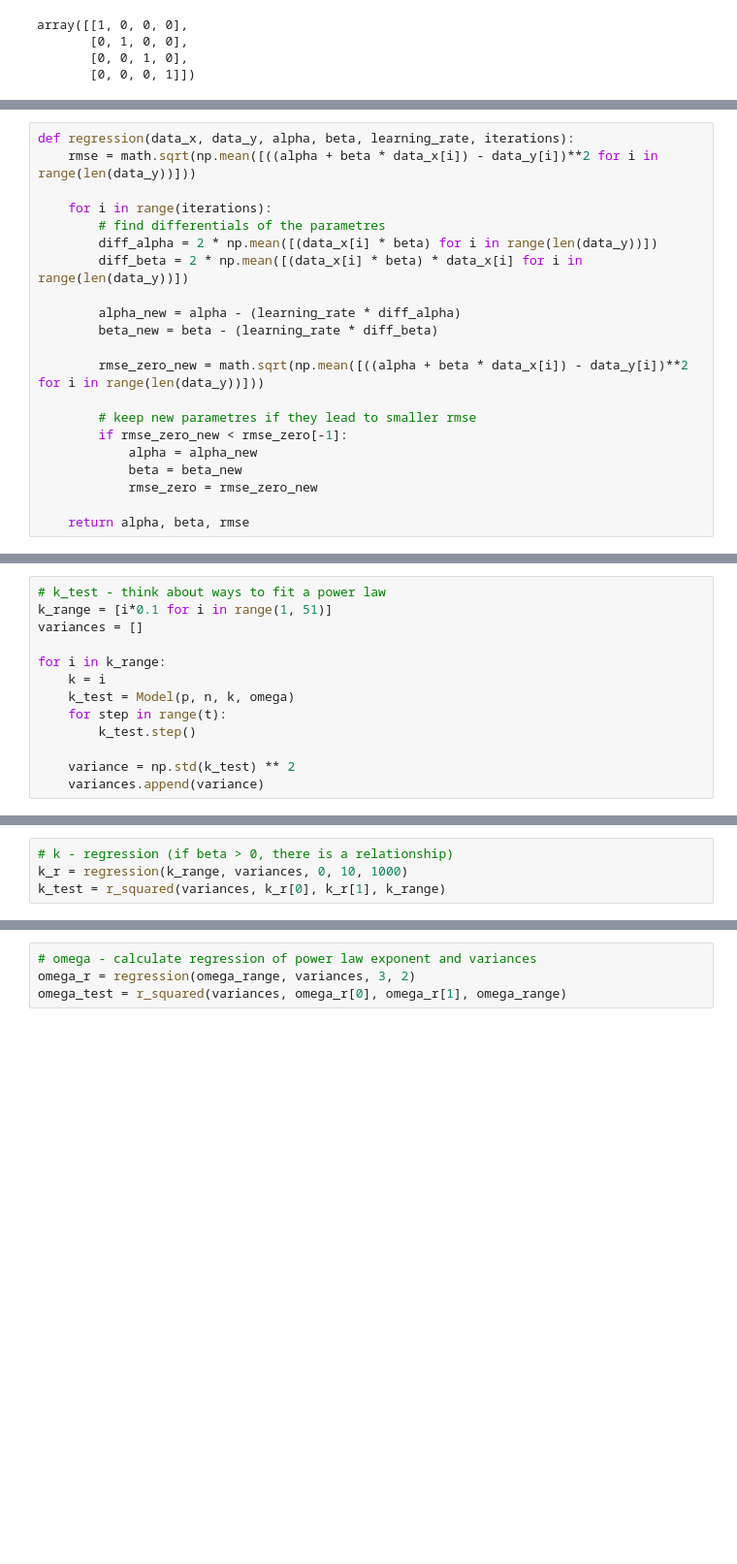
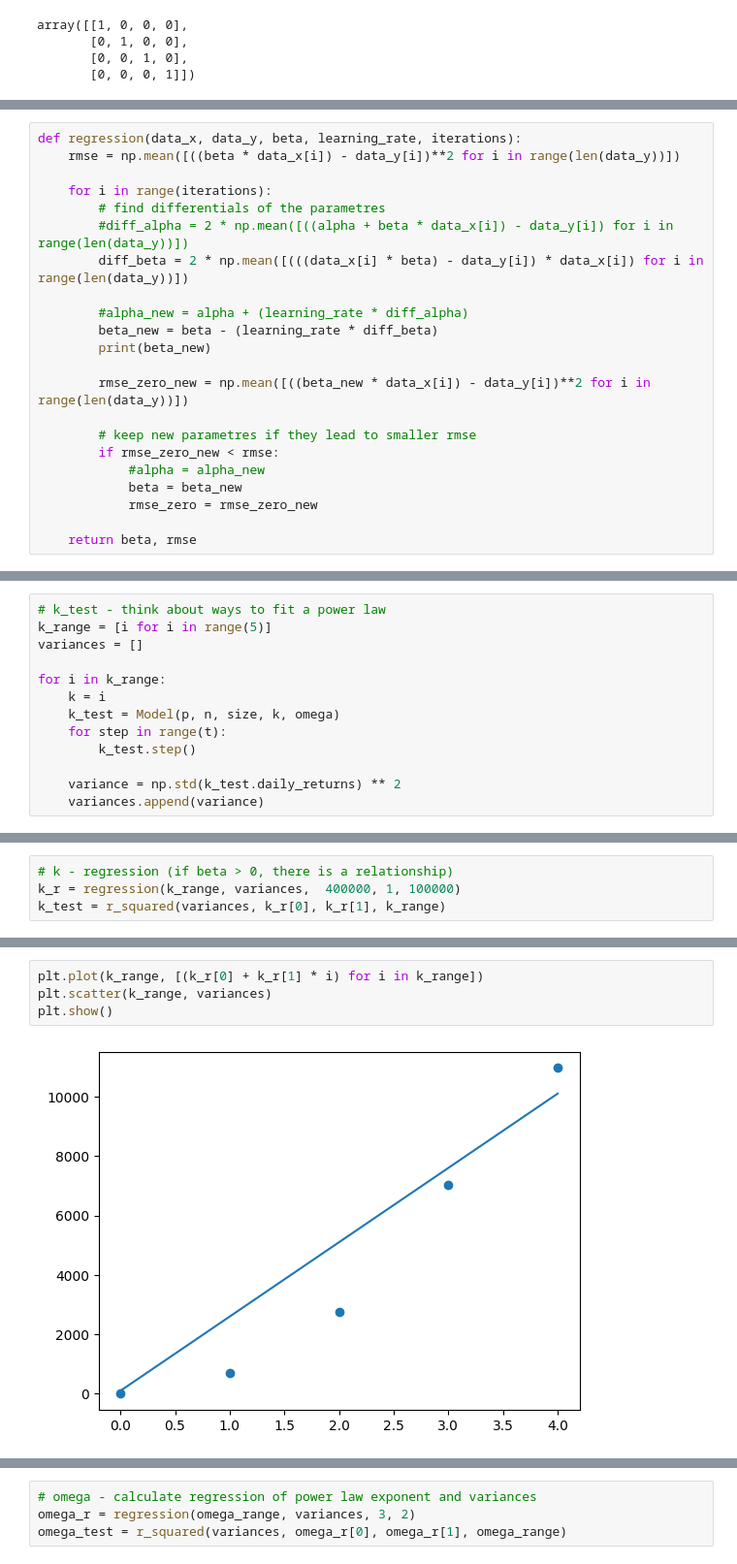
Before and after one commit to ymakoni/PCS_Financial_Market_ABM, a Jupyter notebook: main.ipynb, the cells around one changed output, grey strips where cells are left out. Shown: that part at 97% size. Drawn from its saved outputs; the diff is of its cells as text; blank space fills up the shorter version.

Commit message:
some regression changes

```diff
--- a/main.ipynb
+++ b/main.ipynb
@@ -269,26 +269,27 @@ plt.show()
 # %% [output]
 [figure]
 # %%
-def regression(data_x, data_y, alpha, beta, learning_rate, iterations):
-    rmse = math.sqrt(np.mean([((alpha + beta * data_x[i]) - data_y[i])**2 for i in range(len(data_y))]))
+def regression(data_x, data_y, beta, learning_rate, iterations):
+    rmse = np.mean([((beta * data_x[i]) - data_y[i])**2 for i in range(len(data_y))])
 
     for i in range(iterations):
         # find differentials of the parametres
-        diff_alpha = 2 * np.mean([(data_x[i] * beta) for i in range(len(data_y))])
-        diff_beta = 2 * np.mean([(data_x[i] * beta) * data_x[i] for i in range(len(data_y))])
+        #diff_alpha = 2 * np.mean([((alpha + beta * data_x[i]) - data_y[i]) for i in range(len(data_y))])
+        diff_beta = 2 * np.mean([(((data_x[i] * beta) - data_y[i]) * data_x[i]) for i in range(len(data_y))])
 
-        alpha_new = alpha - (learning_rate * diff_alpha)
+        #alpha_new = alpha + (learning_rate * diff_alpha)
         beta_new = beta - (learning_rate * diff_beta)
+        print(beta_new)
 
-        rmse_zero_new = math.sqrt(np.mean([((alpha + beta * data_x[i]) - data_y[i])**2 for i in range(len(data_y))]))
+        rmse_zero_new = np.mean([((beta_new * data_x[i]) - data_y[i])**2 for i in range(len(data_y))])
 
         # keep new parametres if they lead to smaller rmse
-        if rmse_zero_new < rmse_zero[-1]:
-            alpha = alpha_new
+        if rmse_zero_new < rmse:
+            #alpha = alpha_new
             beta = beta_new
             rmse_zero = rmse_zero_new
 
-    return alpha, beta, rmse
+    return beta, rmse
 # %%
 def r_squared(data, alpha, beta, x_range):
     """
@@ -312,13 +313,13 @@ def r_squared(data, alpha, beta, x_range):
 # %%
 # k_test - think about ways to fit a power law
-k_range = [i*0.1 for i in range(1, 51)]
+k_range = [i for i in range(5)]
 variances = []
 
 for i in k_range:
     k = i
-    k_test = Model(p, n, k, omega)
+    k_test = Model(p, n, size, k, omega)
     for step in range(t):
         k_test.step()
 
-    variance = np.std(k_test) ** 2
+    variance = np.std(k_test.daily_returns) ** 2
     variances.append(variance)
@@ -325,4 +328,4 @@ for i in k_range:
 # %%
 # k - regression (if beta > 0, there is a relationship)
-k_r = regression(k_range, variances, 0, 10, 1000)
+k_r = regression(k_range, variances,  400000, 1, 100000)
 k_test = r_squared(variances, k_r[0], k_r[1], k_range)
@@ -328,0 +355,6 @@ k_test = r_squared(variances, k_r[0], k_r[1], k_range)
+# %%
+plt.plot(k_range, [(k_r[0] + k_r[1] * i) for i in k_range])
+plt.scatter(k_range, variances)
+plt.show()
+# %% [output]
+[figure, added]
```
Also changed, not shown: parts of 9 cells of this notebook.
